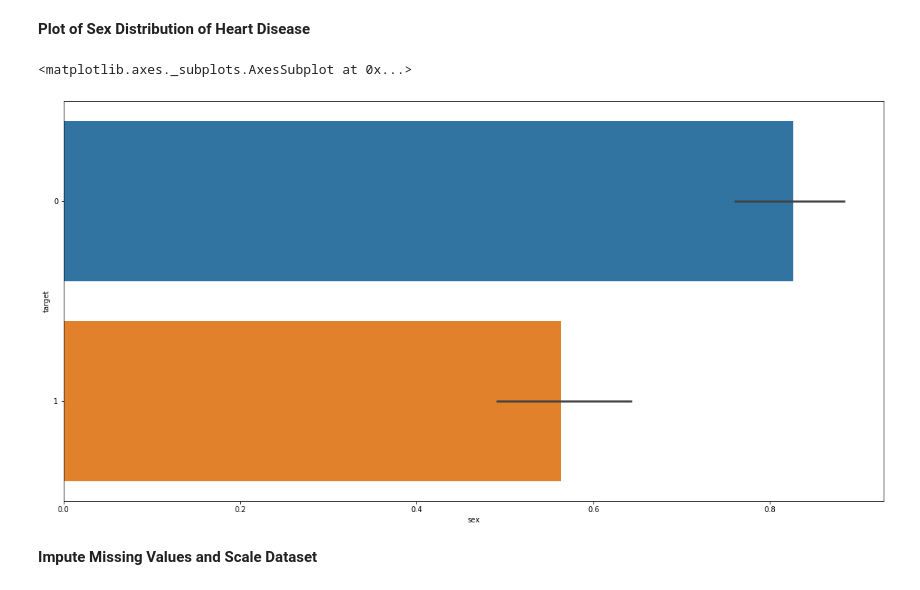
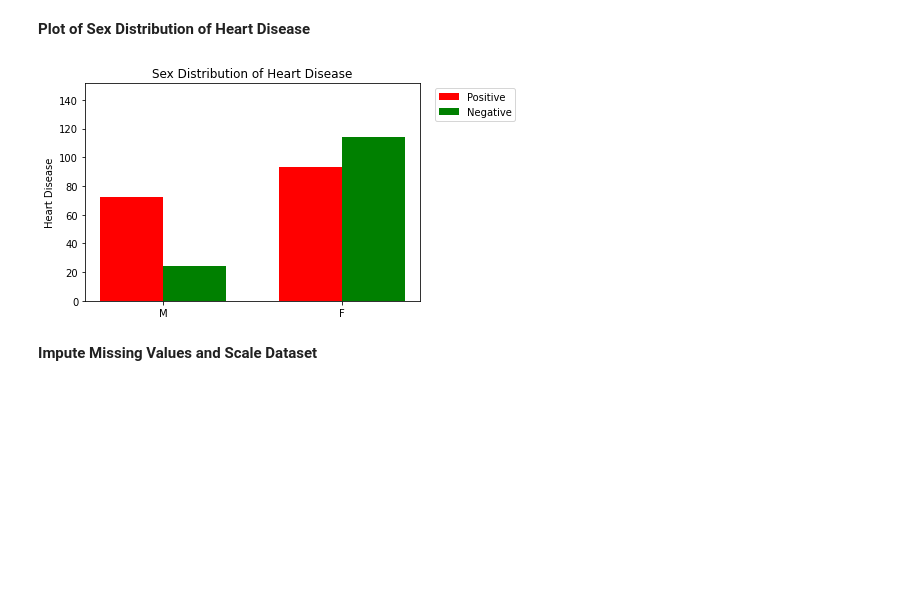
Before and after one commit to robd123/AML, a Jupyter notebook: Project3/Project3.ipynb, the cells around one changed output. Cells and saved outputs as stored; diff of their text form; code cells hidden in the pictures; blank space fills up the shorter version.

```diff
--- a/Project3/Project3.ipynb
+++ b/Project3/Project3.ipynb
@@ -50,12 +50,38 @@ sns.barplot(x="age",y="target",data=heart_data)
 [figure]
 # %% [markdown]
 **Plot of Sex Distribution of Heart Disease**
-# %%
-plt.figure(figsize=(20,10))
-sns.barplot(x="sex",y="target",data=heart_data)
-# %% [output]
-<matplotlib.axes._subplots.AxesSubplot at 0x...>
-[figure, removed]
+# %%
+#plt.figure(figsize=(20,10))
+#sns.barplot(x="sex",y="target",data=heart_data)
+
+count_m_neg = len(heart_data[heart_data.sex == 0][heart_data.target == 0])
+count_m_pos = len(heart_data[heart_data.sex == 0][heart_data.target == 1])
+count_f_neg = len(heart_data[heart_data.sex == 1][heart_data.target == 0])
+count_f_pos = len(heart_data[heart_data.sex == 1][heart_data.target == 1])
+
+
+positive_counts = [count_m_pos, count_f_pos]
+negative_counts =  [count_m_neg, count_f_neg]
+
+labels = ['M', 'F']
+
+x = np.arange(len(labels))
+width = 0.35
+
+fig, ax = plt.subplots()
+rects1 = ax.bar(x - width/2, positive_counts, width, label='Positive', color='red')
+rects2 = ax.bar(x + width/2, negative_counts, width, label='Negative', color='green')
+
+ax.set_ylabel('Heart Disease')
+ax.set_xticks(x)
+ax.set_ylim(0,len(heart_data)/2)
+ax.set_xticklabels(labels)
+ax.legend(bbox_to_anchor = (1.3, 1.0), loc='upper right')
+
+plt.title('Sex Distribution of Heart Disease')
+plt.show()
+# %% [output]
+[figure, added]
 # %% [markdown]
 **Impute Missing Values and Scale Dataset**
 # %%
```
Also changed, not shown: parts of 6 cells of this notebook.
